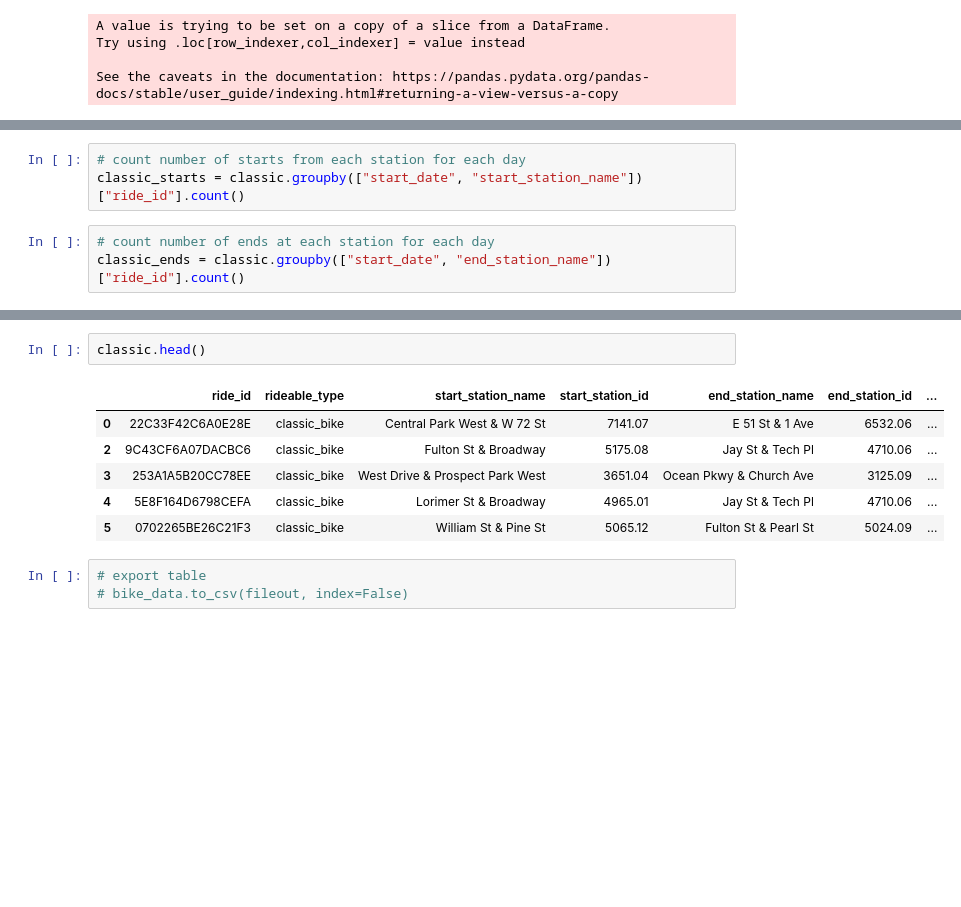
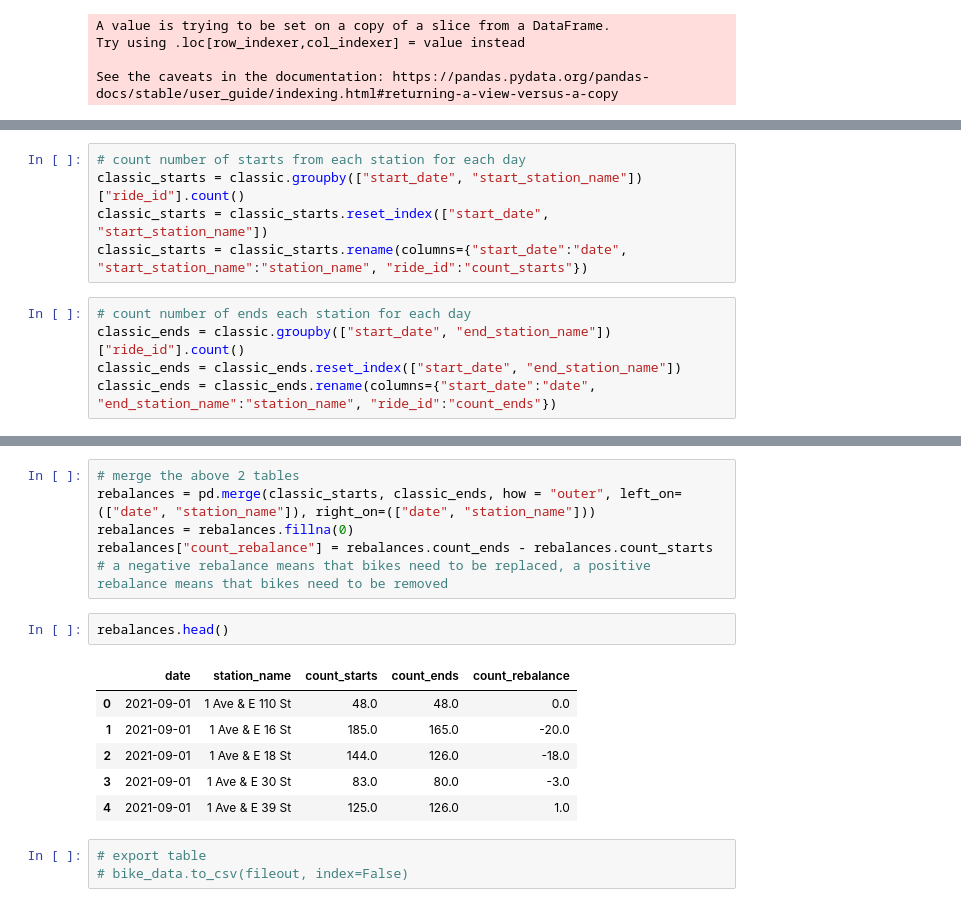
Before and after one commit to KatherineH-cls/Tableau-challenge, a Jupyter notebook: citibike/Analysis/citibike_cleandata.ipynb, the cells around one changed output, grey strips where cells are left out. Drawn from its saved outputs; the diff is of its cells as text; blank space fills up the shorter version.

Commit message:
calculate daily rebalance requirements for each station

```diff
--- a/citibike/Analysis/citibike_cleandata.ipynb
+++ b/citibike/Analysis/citibike_cleandata.ipynb
@@ -235,6 +235,10 @@ memory usage: 419.1+ MB
 # %%
 # count number of starts from each station for each day
 classic_starts = classic.groupby(["start_date", "start_station_name"])["ride_id"].count()
+classic_starts = classic_starts.reset_index(["start_date", "start_station_name"])
+classic_starts = classic_starts.rename(columns={"start_date":"date", "start_station_name":"station_name", "ride_id":"count_starts"})
 # %%
-# count number of ends at each station for each day
+# count number of ends each station for each day
 classic_ends = classic.groupby(["start_date", "end_station_name"])["ride_id"].count()
+classic_ends = classic_ends.reset_index(["start_date", "end_station_name"])
+classic_ends = classic_ends.rename(columns={"start_date":"date", "end_station_name":"station_name", "ride_id":"count_ends"})
@@ -241,12 +262,18 @@ classic_ends = classic.groupby(["start_date", "end_station_name"])["ride_id"].co
+# %%
+# merge the above 2 tables
+rebalances = pd.merge(classic_starts, classic_ends, how = "outer", left_on=(["date", "station_name"]), right_on=(["date", "station_name"]))
+rebalances = rebalances.fillna(0)
+rebalances["count_rebalance"] = rebalances.count_ends - rebalances.count_starts
+# a negative rebalance means that bikes need to be replaced, a positive rebalance means that bikes need to be removed
 # %%
-classic.head()
+rebalances.head()
 # %% [output]
-|  | ride_id | rideable_type | start_station_name | start_station_id | end_station_name | end_station_id | ... |
-| 0 | 22C33F42C6A0E28E | classic_bike | Central Park West & W 72 St | 7141.07 | E 51 St & 1 Ave | 6532.06 | ... |
-| 2 | 9C43CF6A07DACBC6 | classic_bike | Fulton St & Broadway | 5175.08 | Jay St & Tech Pl | 4710.06 | ... |
-| 3 | 253A1A5B20CC78EE | classic_bike | West Drive & Prospect Park West | 3651.04 | Ocean Pkwy & Church Ave | 3125.09 | ... |
-| 4 | 5E8F164D6798CEFA | classic_bike | Lorimer St & Broadway | 4965.01 | Jay St & Tech Pl | 4710.06 | ... |
-| 5 | 0702265BE26C21F3 | classic_bike | William St & Pine St | 5065.12 | Fulton St & Pearl St | 5024.09 | ... |
+|  | date | station_name | count_starts | count_ends | count_rebalance |
+| 0 | 2021-09-01 | 1 Ave & E 110 St | 48.0 | 48.0 | 0.0 |
+| 1 | 2021-09-01 | 1 Ave & E 16 St | 185.0 | 165.0 | -20.0 |
+| 2 | 2021-09-01 | 1 Ave & E 18 St | 144.0 | 126.0 | -18.0 |
+| 3 | 2021-09-01 | 1 Ave & E 30 St | 83.0 | 80.0 | -3.0 |
+| 4 | 2021-09-01 | 1 Ave & E 39 St | 125.0 | 126.0 | 1.0 |
 # %%
 # export table
 # bike_data.to_csv(fileout, index=False)
```
Also changed, not shown: parts of 1 cell of this notebook.
